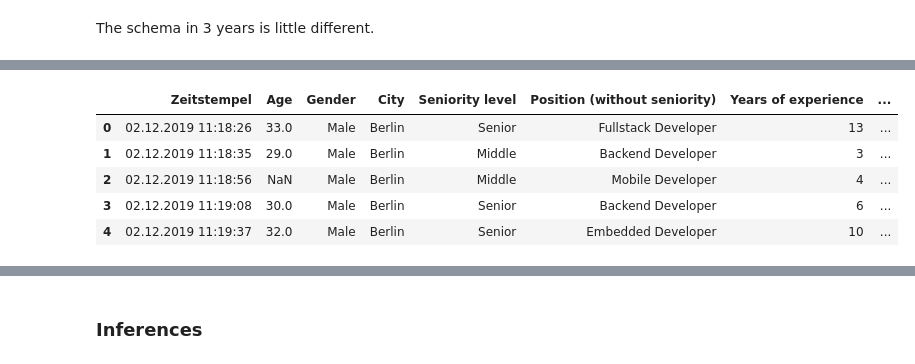
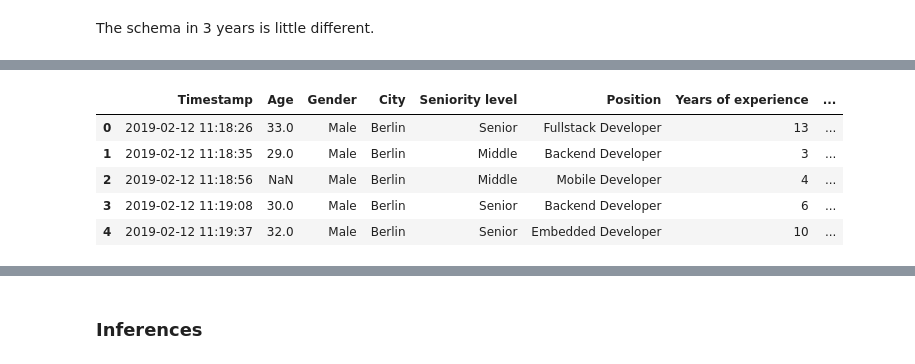
Before and after one commit to shelly2904/DATA_SCIENCE, a Jupyter notebook: EDA/EDA_IT_Salary_Survey.ipynb, the cells around one changed output, grey strips where cells are left out. Drawn from its saved outputs; the diff is of its cells as text; code cells hidden in the pictures.

```diff
--- a/EDA/EDA_IT_Salary_Survey.ipynb
+++ b/EDA/EDA_IT_Salary_Survey.ipynb
@@ -80,12 +71,42 @@ df_2018.head(5)
+# %%
+df_2019.head()
+
+df_2019 = df_2019.rename(columns={
+    'Zeitstempel':'Timestamp',
+    'Position (without seniority)': 'Position',
+    'Your main technology / programming language': 'Technical Language',
+    'Number of vacation days': 'Holidays available',
+    'Number of home office days per month': 'WFH days',
+    'Сontract duration': 'Contract Duration'
+})
+df_2019['Timestamp'] = pd.to_datetime(df_2019['Timestamp'])
+
+df_2019['Current Salary'] = df_2019['Yearly brutto salary (without bonus and stocks)'].fillna(0) + \
+                            df_2019['Yearly bonus'].fillna(0) + \
+                            df_2019['Yearly stocks'].fillna(0)
+
+df_2019['Salary one year ago'] = df_2019['Yearly brutto salary (without bonus and stocks) one year ago. Only answer if staying in same country'].fillna(0) + \
+                            df_2019['Yearly bonus one year ago. Only answer if staying in same country'].fillna(0) + \
+                            df_2019['Yearly stocks one year ago. Only answer if staying in same country'].fillna(0)
+
+for i in ['0', 'Company name ', 'Yearly brutto salary (without bonus and stocks)',
+                        'Yearly bonus', 'Yearly stocks',
+          'Yearly brutto salary (without bonus and stocks) one year ago. Only answer if staying in same country',
+          'Yearly bonus one year ago. Only answer if staying in same country',
+          'Yearly stocks one year ago. Only answer if staying in same country']:
+  try:
+    df_2019 = df_2019.drop(i, axis=1)
+  except:
+    pass
 # %%
-df_2019.head(5)
+df_2019.head()
 # %% [output]
-|  | Zeitstempel | Age | Gender | City | Seniority level | Position (without seniority) | Years of experience | ... |
-| 0 | 02.12.2019 11:18:26 | 33.0 | Male | Berlin | Senior | Fullstack Developer | 13 | ... |
-| 1 | 02.12.2019 11:18:35 | 29.0 | Male | Berlin | Middle | Backend Developer | 3 | ... |
-| 2 | 02.12.2019 11:18:56 | NaN | Male | Berlin | Middle | Mobile Developer | 4 | ... |
-| 3 | 02.12.2019 11:19:08 | 30.0 | Male | Berlin | Senior | Backend Developer | 6 | ... |
-| 4 | 02.12.2019 11:19:37 | 32.0 | Male | Berlin | Senior | Embedded Developer | 10 | ... |
+|  | Timestamp | Age | Gender | City | Seniority level | Position | Years of experience | ... |
+| 0 | 2019-02-12 11:18:26 | 33.0 | Male | Berlin | Senior | Fullstack Developer | 13 | ... |
+| 1 | 2019-02-12 11:18:35 | 29.0 | Male | Berlin | Middle | Backend Developer | 3 | ... |
+| 2 | 2019-02-12 11:18:56 | NaN | Male | Berlin | Middle | Mobile Developer | 4 | ... |
+| 3 | 2019-02-12 11:19:08 | 30.0 | Male | Berlin | Senior | Backend Developer | 6 | ... |
+| 4 | 2019-02-12 11:19:37 | 32.0 | Male | Berlin | Senior | Embedded Developer | 10 | ... |
 # %%
 df_2020.head(5)
 # %% [output]
```
Also changed, not shown: parts of 9 cells of this notebook.
